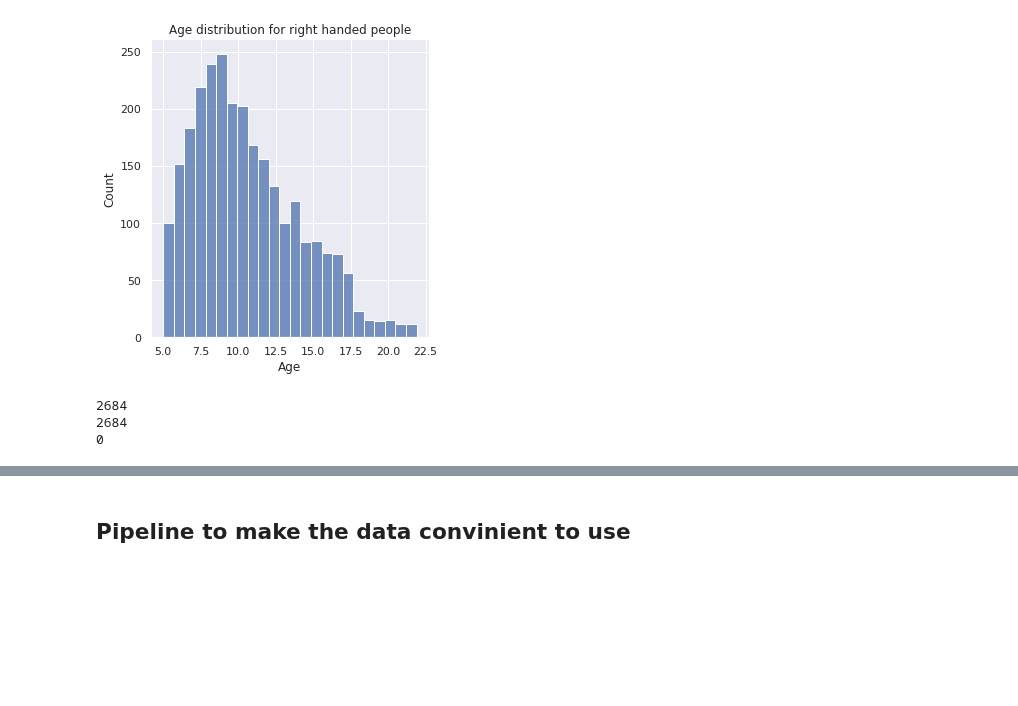
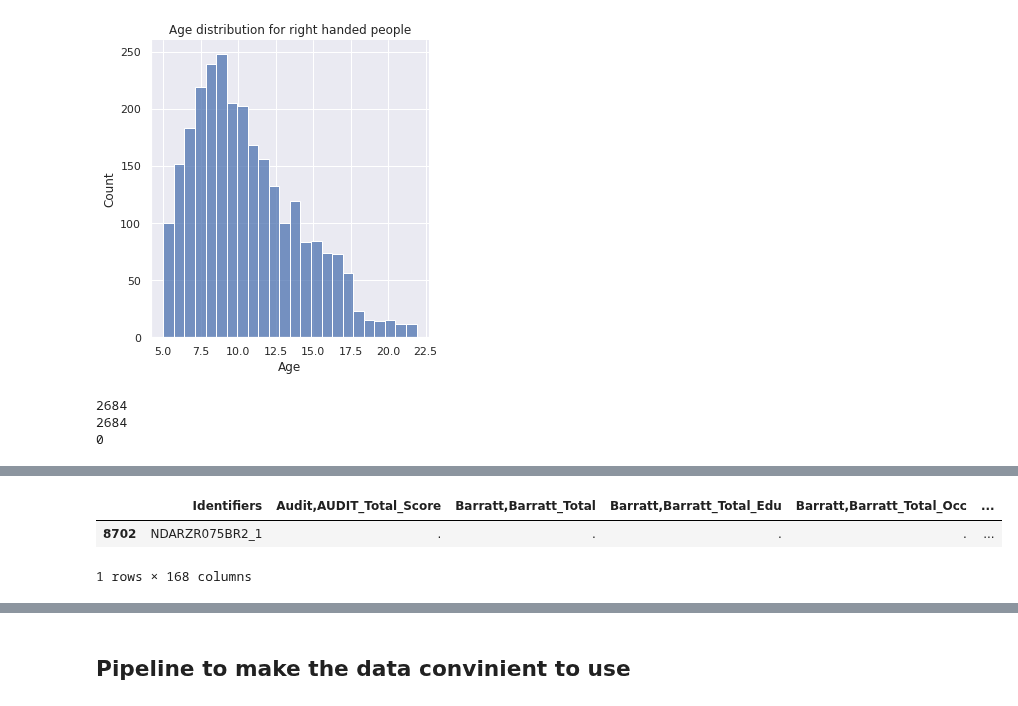
Before and after one commit to cristinarainich/Child-Mind-Institute-Project, a Jupyter notebook: Pheno_data.ipynb, the cells around one changed output, grey strips where cells are left out. Cells and saved outputs as stored; diff of their text form; code cells hidden in the pictures; blank space fills up the shorter version.

```diff
--- a/Pheno_data.ipynb
+++ b/Pheno_data.ipynb
@@ -210,0 +356,6 @@ pheno_mri.to_csv(
+# %%
+data_2[data_2['Identifiers'] == 'NDARZR075BR2_1']
+# %% [output]
+|  | Identifiers | Audit,AUDIT_Total_Score | Barratt,Barratt_Total | Barratt,Barratt_Total_Edu | Barratt,Barratt_Total_Occ | ... |
+| 8702 | NDARZR075BR2_1 | . | . | . | . | ... |
+1 rows × 168 columns
```
Also changed, not shown: parts of 20 cells of this notebook.
